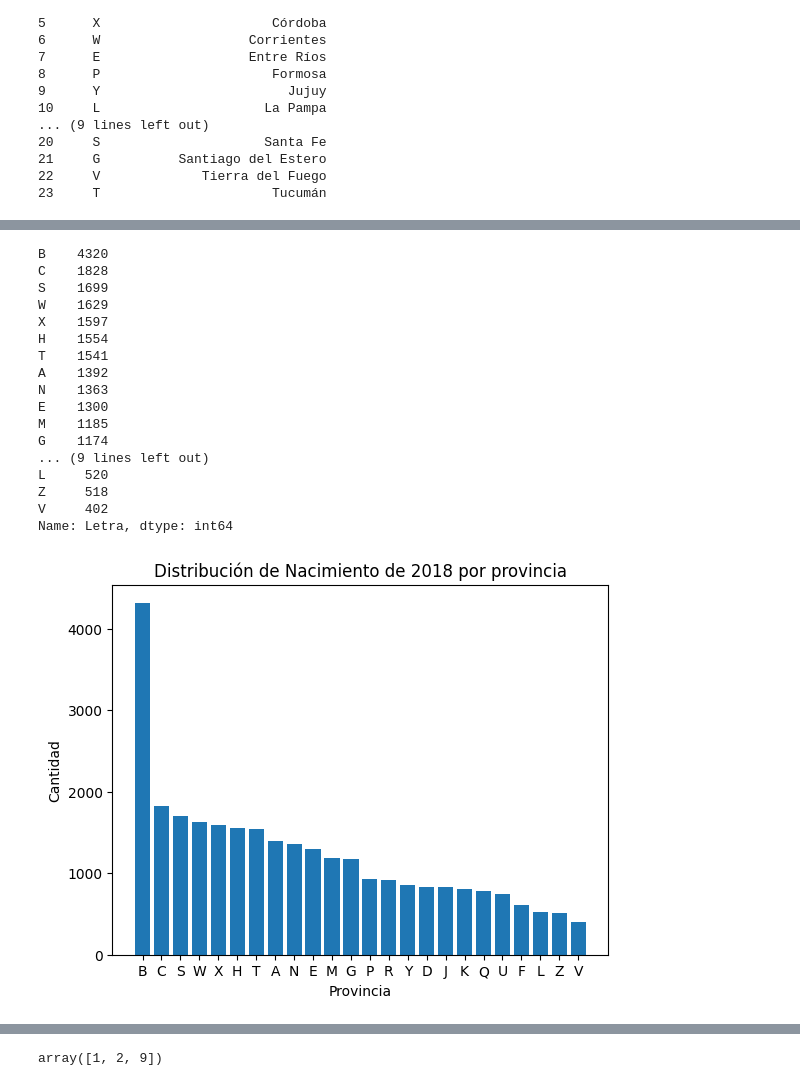
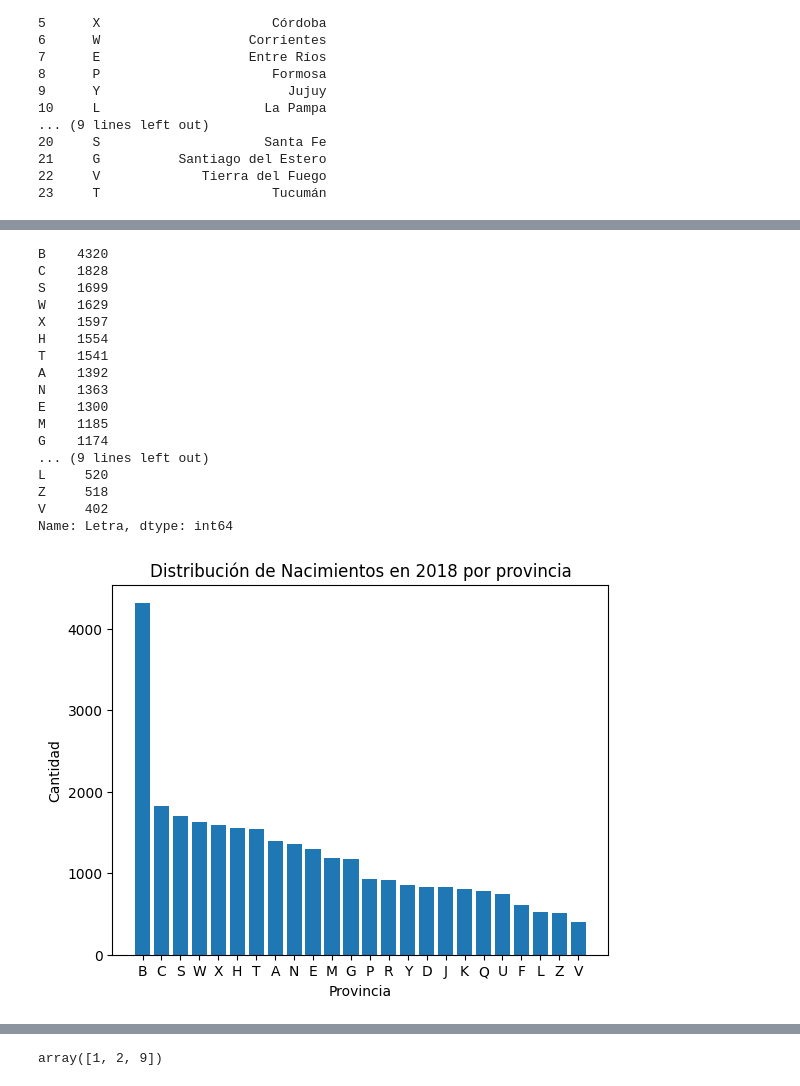
Before and after one commit to gagabriela2787/Grupo7ISPC, a Jupyter notebook: TPGrupo7Nacidos.ipynb, the cells around one changed output, grey strips where cells are left out. Saved outputs shown, nothing was run; the diff lists cells and outputs as text; code cells hidden in the pictures.

```diff
--- a/TPGrupo7Nacidos.ipynb
+++ b/TPGrupo7Nacidos.ipynb
@@ -65,30 +66,30 @@ df_Union.head()
 # %%
 # Explorar la distribución de nacimientos por provincias
 prov_count = df_Union["Letra"].value_counts()
 print(prov_count)
 
 # Graficar la distribución de nacimientos por provincia
 plt.bar(prov_count.index, prov_count.values)
 plt.xlabel('Provincia')
 plt.ylabel('Cantidad')
-plt.title('Distribución de Nacimiento de 2018 por provincia')
+plt.title('Distribución de Nacimientos en 2018 por provincia')
 plt.show()
 # %% [output]
 B    4320
 C    1828
 S    1699
 W    1629
 X    1597
 H    1554
 T    1541
 A    1392
 N    1363
 E    1300
 M    1185
 G    1174
 ... (9 lines left out)
 L     520
 Z     518
 V     402
 Name: Letra, dtype: int64
-[figure, old version]
+[figure, new version]
```
Also changed, not shown: parts of 7 cells of this notebook.
